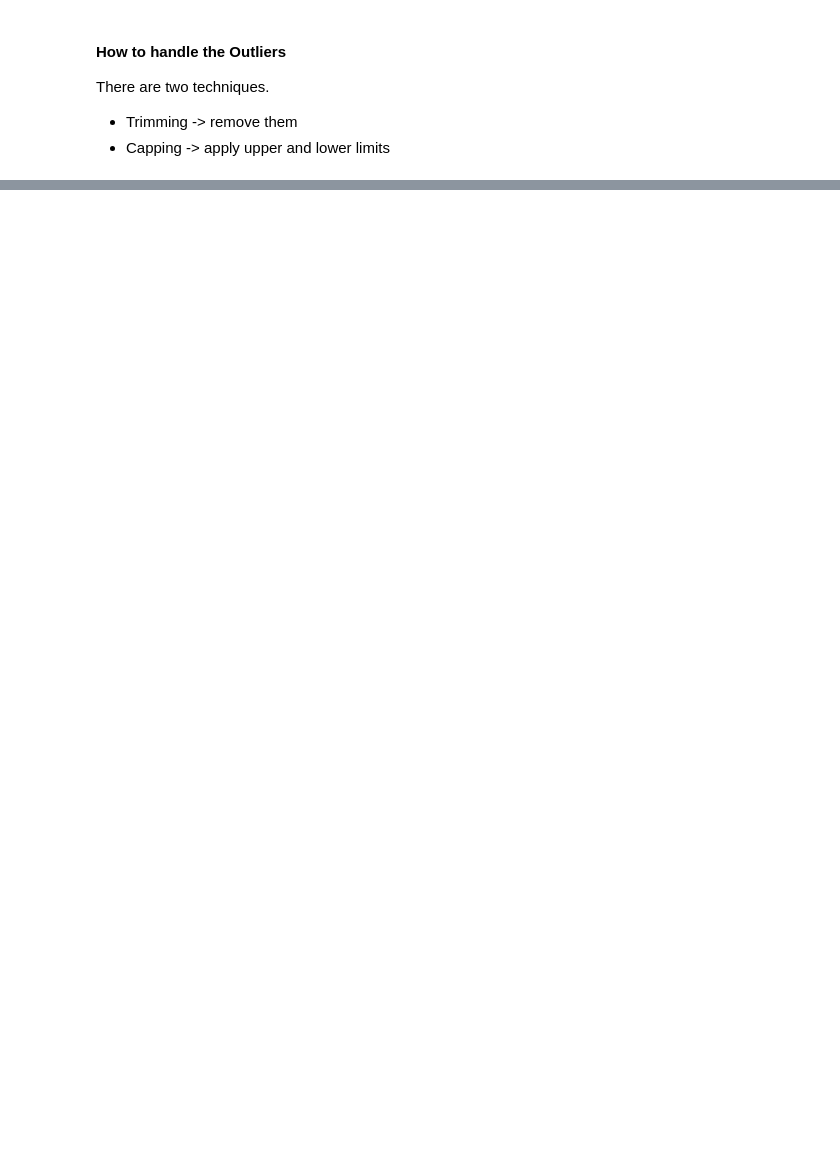
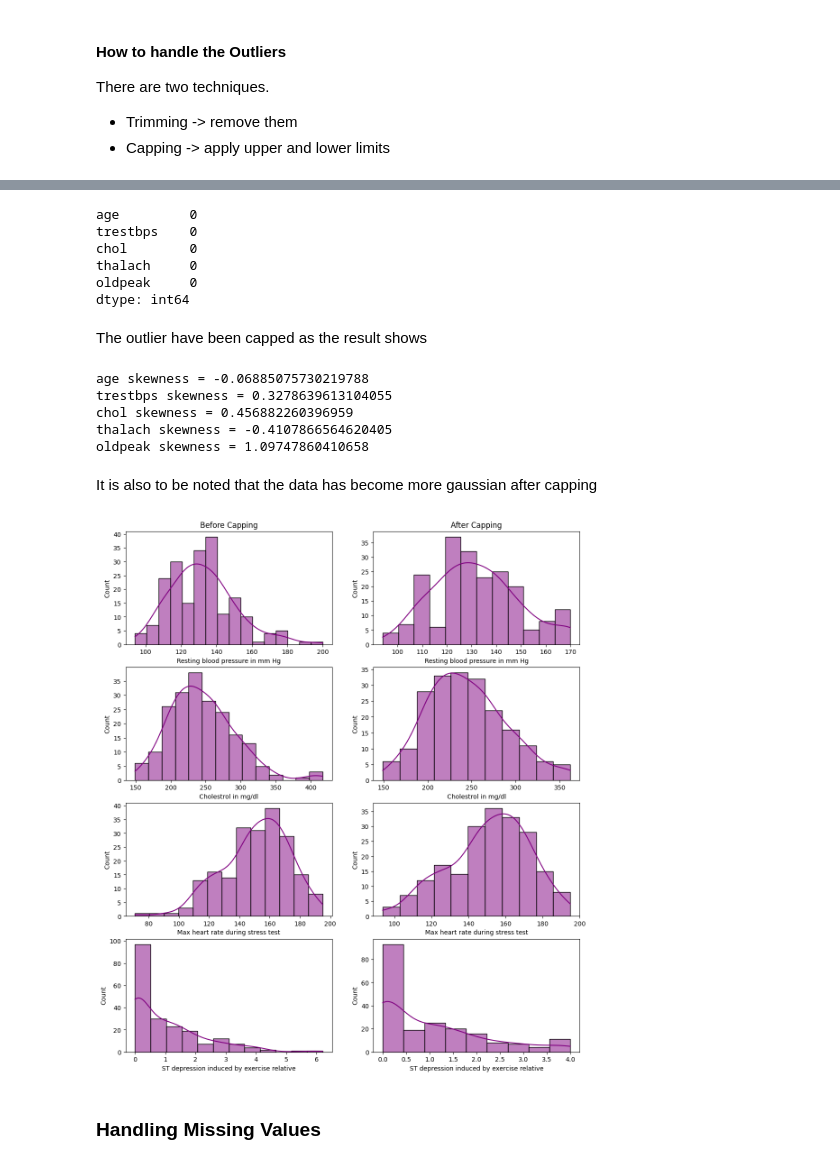
Before and after one commit to HussainAhmed202/MLProject, a Jupyter notebook: notebooks/heart_disease_prediction.ipynb, the cells around one changed output, grey strips where cells are left out. Saved outputs shown, nothing was run; the diff lists cells and outputs as text; code cells hidden in the pictures; blank space fills up the shorter version.

```diff
--- a/notebooks/heart_disease_prediction.ipynb
+++ b/notebooks/heart_disease_prediction.ipynb
@@ -426,0 +438,74 @@ show_outlier_data(df,"oldpeak")
+# %%
+IQR = X_train_capped[feat_with_outliers].quantile(0.75) - X_train_capped[feat_with_outliers].quantile(0.25)
+lower_limit = X_train_capped[feat_with_outliers].quantile(0.25) - (1.5 * (IQR))
+upper_limit = X_train_capped[feat_with_outliers].quantile(0.75) + (1.5 * (IQR))
+X_train_capped[feat_with_outliers] = np.where(
+    X_train_capped[feat_with_outliers] < lower_limit,
+    lower_limit,
+    np.where(X_train_capped[feat_with_outliers] > upper_limit,
+             upper_limit,
+             X_train_capped[feat_with_outliers]
+             )
+    )
+# %%
+# check outliers using IQR method
+Q1 = X_train_capped[numeric_feat].quantile(0.25)
+Q3 = X_train_capped[numeric_feat].quantile(0.75)
+IQR = Q3 - Q1
+outliers_count_specified = ((X_train_capped[numeric_feat] < (Q1 - 1.5 * IQR)) | (X_train_capped[numeric_feat] > (Q3 + 1.5 * IQR))).sum()
+outliers_count_specified
+# %% [output]
+age         0
+trestbps    0
+chol        0
+thalach     0
+oldpeak     0
+dtype: int64
+# %% [markdown]
+The outlier have been capped as the result shows
+# %%
+for feat in numeric_feat:
+  print(f"{feat} skewness = {X_train_capped[feat].skew()}")
+# %% [output]
+age skewness = -0.06885075730219788
+trestbps skewness = 0.3278639613104055
+chol skewness = 0.456882260396959
+thalach skewness = -0.4107866564620405
+oldpeak skewness = 1.09747860410658
+# %% [markdown]
+It is also to be noted that the data has become more gaussian after capping
+# %%
+plt.figure(figsize=(13,15))
+
+plt.subplot(4,2,1)
+plot_histogram(X_train,"trestbps","Resting blood pressure in mm Hg")
+plt.title('Before Capping')
+plt.subplot(4,2,2)
+plot_histogram(X_train_capped,"trestbps","Resting blood pressure in mm Hg")
+plt.title('After Capping')
+
+plt.subplot(4,2,3)
+plot_histogram(X_train,"chol","Cholestrol in mg/dl")
+plt.subplot(4,2,4)
+plot_histogram(X_train_capped,"chol","Cholestrol in mg/dl")
+
+plt.subplot(4,2,5)
+plot_histogram(X_train,"thalach","Max heart rate during stress test")
+plt.subplot(4,2,6)
+plot_histogram(X_train_capped,"thalach","Max heart rate during stress test")
+
+
+plt.subplot(4,2,7)
+plot_histogram(X_train,"oldpeak","ST depression induced by exercise relative")
+plt.subplot(4,2,8)
+plot_histogram(X_train_capped,"oldpeak","ST depression induced by exercise relative")
+
+
+
+
+
+plt.show()
+# %% [output]
+[figure, added]
+# %% [markdown]
+### Handling Missing Values
```
Also changed, not shown: parts of 14 cells of this notebook.
